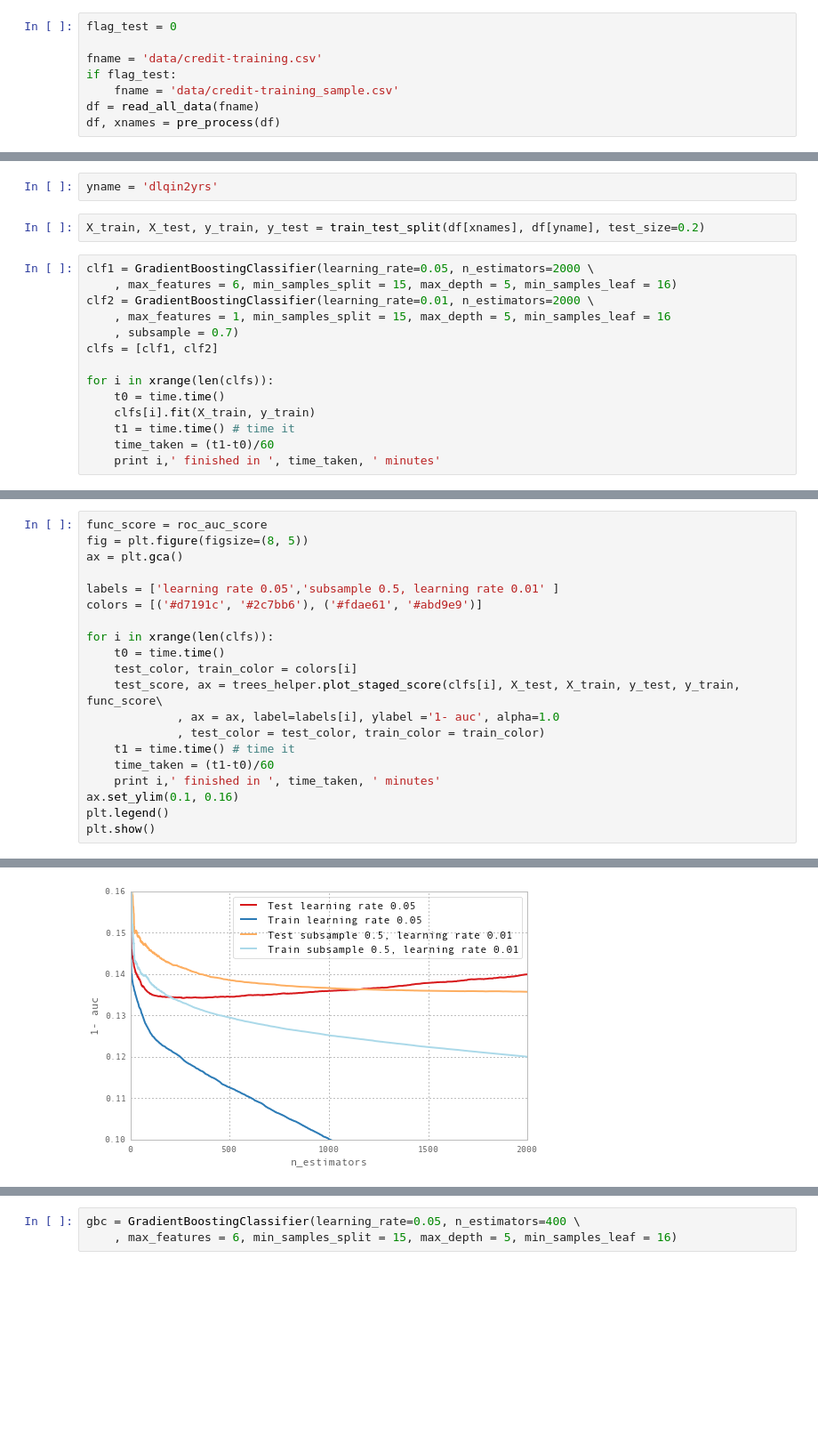
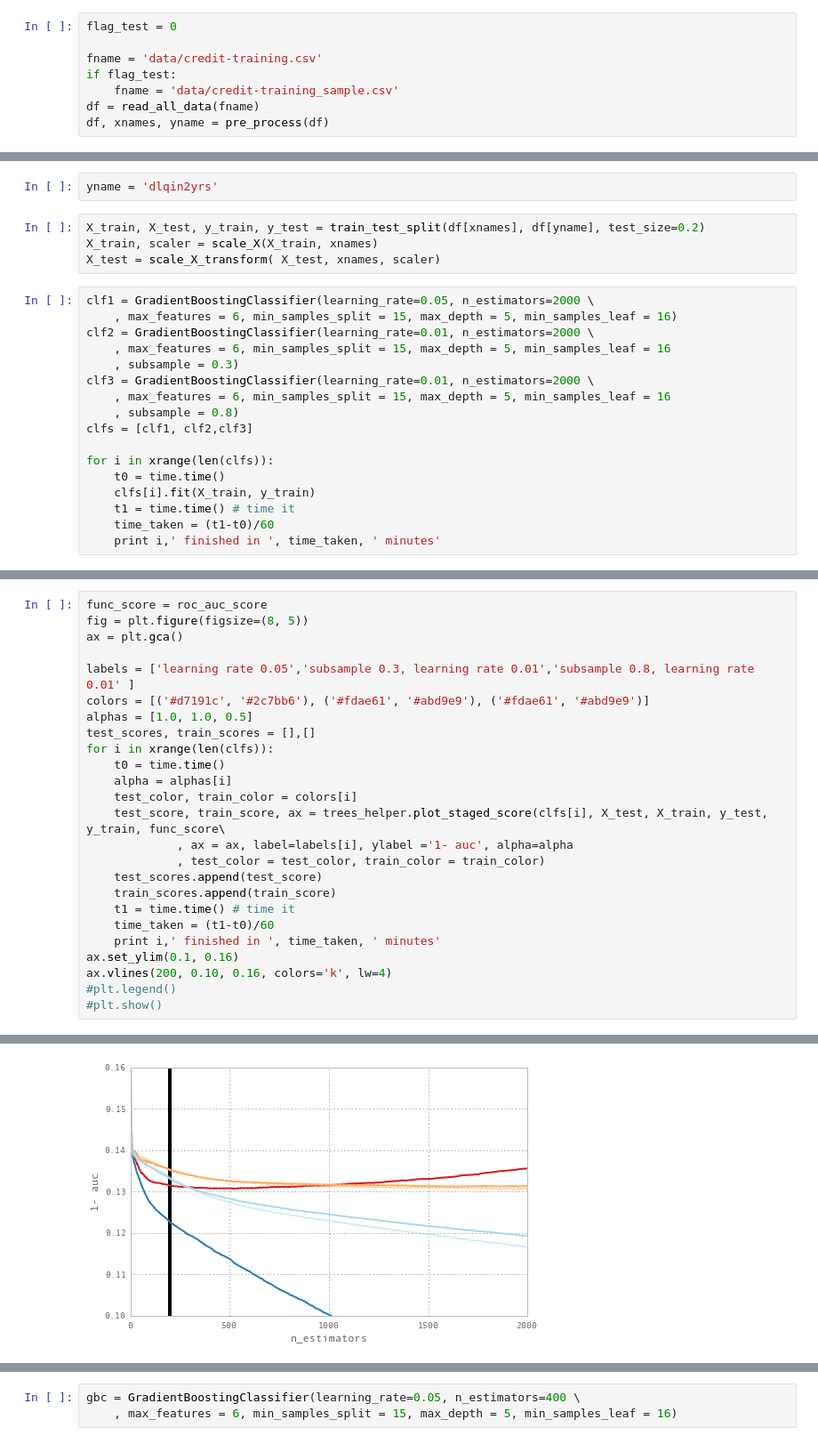
Before and after one commit to joyce-duan/ml_cases, a Jupyter notebook: give_me_some_credit/model.ipynb, the cells around one changed output, grey strips where cells are left out. Shown: that part at 89% size. Drawn from its saved outputs; the diff is of its cells as text; blank space fills up the shorter version.

```diff
--- a/give_me_some_credit/model.ipynb
+++ b/give_me_some_credit/model.ipynb
@@ -40,7 +40,7 @@ fname = 'data/credit-training.csv'
 if flag_test:
     fname = 'data/credit-training_sample.csv'
 df = read_all_data(fname)
-df, xnames = pre_process(df)
+df, xnames, yname = pre_process(df)
 # %% [output]
 original column names:
 Index([u'unnamed: 0', u'serious_dlqin2yrs',
@@ -61,13 +61,18 @@ Index([                 u'id',           u'dlqin2yrs',                 u'age',
 yname = 'dlqin2yrs'
 # %%
 X_train, X_test, y_train, y_test = train_test_split(df[xnames], df[yname], test_size=0.2)
+X_train, scaler = scale_X(X_train, xnames)
+X_test = scale_X_transform( X_test, xnames, scaler)
 # %%
 clf1 = GradientBoostingClassifier(learning_rate=0.05, n_estimators=2000 \
     , max_features = 6, min_samples_split = 15, max_depth = 5, min_samples_leaf = 16)
 clf2 = GradientBoostingClassifier(learning_rate=0.01, n_estimators=2000 \
-    , max_features = 1, min_samples_split = 15, max_depth = 5, min_samples_leaf = 16
-    , subsample = 0.7)
-clfs = [clf1, clf2]
+    , max_features = 6, min_samples_split = 15, max_depth = 5, min_samples_leaf = 16
+    , subsample = 0.3)
+clf3 = GradientBoostingClassifier(learning_rate=0.01, n_estimators=2000 \
+    , max_features = 6, min_samples_split = 15, max_depth = 5, min_samples_leaf = 16
+    , subsample = 0.8)
+clfs = [clf1, clf2,clf3]
 
 for i in xrange(len(clfs)):
     t0 = time.time()
@@ -83,19 +89,24 @@ func_score = roc_auc_score
 fig = plt.figure(figsize=(8, 5))
 ax = plt.gca()
 
-labels = ['learning rate 0.05','subsample 0.5, learning rate 0.01' ]
-colors = [('#d7191c', '#2c7bb6'), ('#fdae61', '#abd9e9')]
-
+labels = ['learning rate 0.05','subsample 0.3, learning rate 0.01','subsample 0.8, learning rate 0.01' ]
+colors = [('#d7191c', '#2c7bb6'), ('#fdae61', '#abd9e9'), ('#fdae61', '#abd9e9')]
+alphas = [1.0, 1.0, 0.5]
+test_scores, train_scores = [],[]
 for i in xrange(len(clfs)):
     t0 = time.time()
+    alpha = alphas[i]
     test_color, train_color = colors[i]
-    test_score, ax = trees_helper.plot_staged_score(clfs[i], X_test, X_train, y_test, y_train, func_score\
-             , ax = ax, label=labels[i], ylabel ='1- auc', alpha=1.0
+    test_score, train_score, ax = trees_helper.plot_staged_score(clfs[i], X_test, X_train, y_test, y_train, func_score\
+             , ax = ax, label=labels[i], ylabel ='1- auc', alpha=alpha
              , test_color = test_color, train_color = train_color)
+    test_scores.append(test_score)
+    train_scores.append(train_score)
     t1 = time.time() # time it
     time_taken = (t1-t0)/60
     print i,' finished in ', time_taken, ' minutes'
 ax.set_ylim(0.1, 0.16)
-plt.legend()
-plt.show()
+ax.vlines(200, 0.10, 0.16, colors='k', lw=4)
+#plt.legend()
+#plt.show()
 # %% [output]
@@ -104 +117 @@ plt.show()
-[figure, old version]
+[figure, new version]
```
Also changed, not shown: parts of 3 cells of this notebook, 3 other files.
